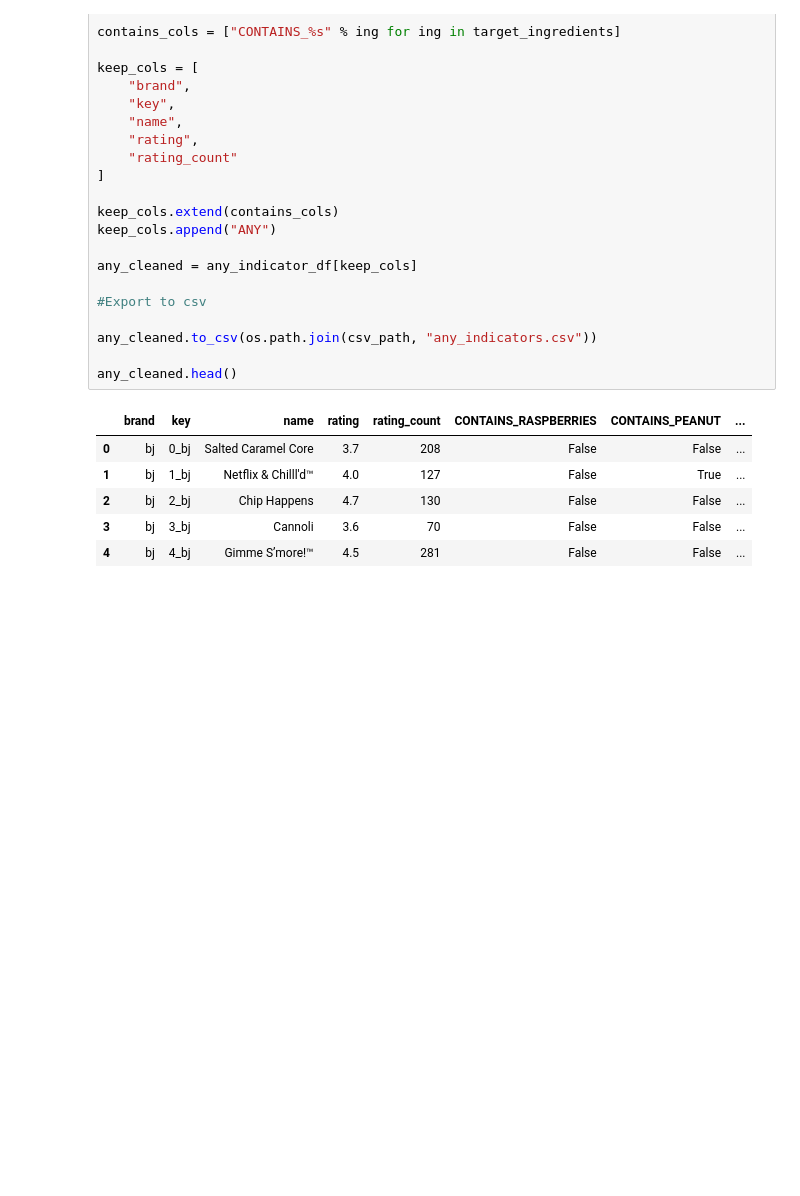
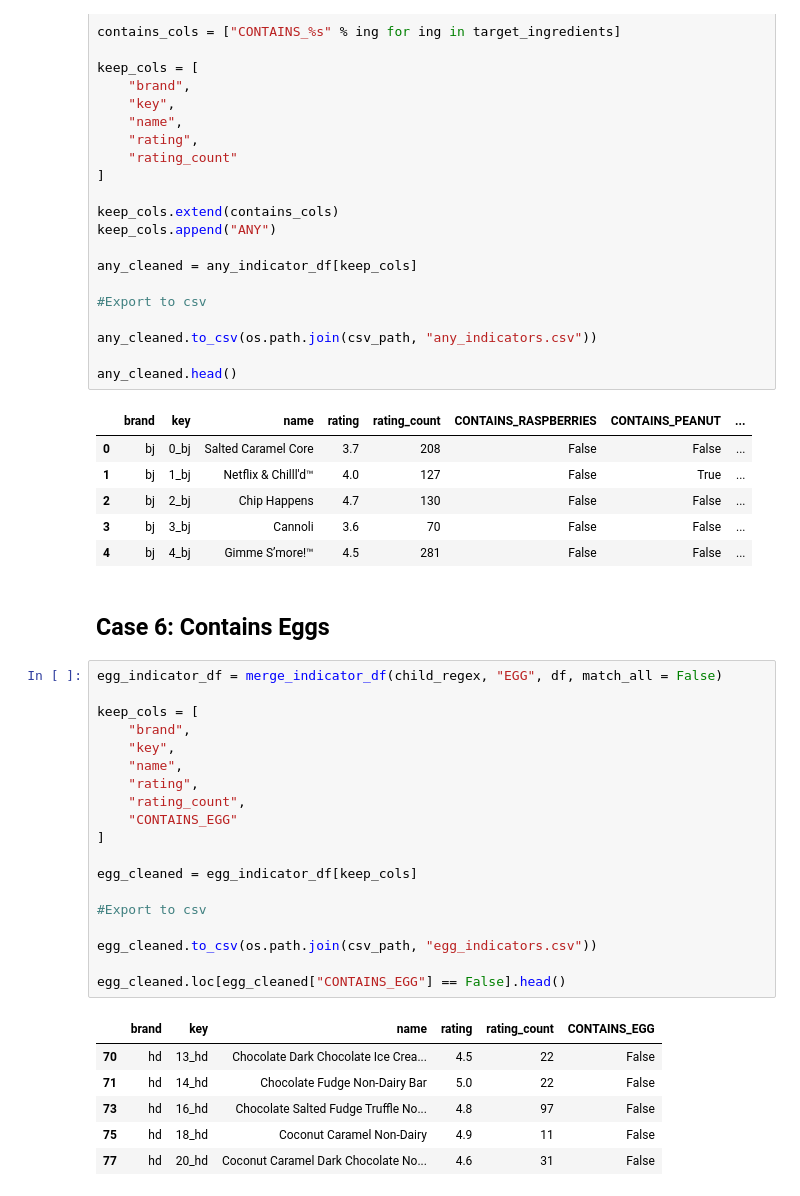
Before and after one commit to anushnap/icecream, a Jupyter notebook: icecream_v2.ipynb, the cells around one changed output. Cells and saved outputs as stored; diff of their text form; blank space fills up the shorter version.

```diff
--- a/icecream_v2.ipynb
+++ b/icecream_v2.ipynb
@@ -405,3 +405,31 @@ any_cleaned.head()
 | 2 | bj | 2_bj | Chip Happens | 4.7 | 130 | False | False | ... |
 | 3 | bj | 3_bj | Cannoli | 3.6 | 70 | False | False | ... |
 | 4 | bj | 4_bj | Gimme S’more!™ | 4.5 | 281 | False | False | ... |
+# %% [markdown]
+## Case 6: Contains Eggs
+# %%
+egg_indicator_df = merge_indicator_df(child_regex, "EGG", df, match_all = False)
+
+keep_cols = [
+    "brand",
+    "key",
+    "name",
+    "rating",
+    "rating_count",
+    "CONTAINS_EGG"
+]
+
+egg_cleaned = egg_indicator_df[keep_cols]
+
+#Export to csv
+
+egg_cleaned.to_csv(os.path.join(csv_path, "egg_indicators.csv"))
+
+egg_cleaned.loc[egg_cleaned["CONTAINS_EGG"] == False].head()
+# %% [output]
+|  | brand | key | name | rating | rating_count | CONTAINS_EGG |
+| 70 | hd | 13_hd | Chocolate Dark Chocolate Ice Crea... | 4.5 | 22 | False |
+| 71 | hd | 14_hd | Chocolate Fudge Non-Dairy Bar | 5.0 | 22 | False |
+| 73 | hd | 16_hd | Chocolate Salted Fudge Truffle No... | 4.8 | 97 | False |
+| 75 | hd | 18_hd | Coconut Caramel Non-Dairy | 4.9 | 11 | False |
+| 77 | hd | 20_hd | Coconut Caramel Dark Chocolate No... | 4.6 | 31 | False |
```
